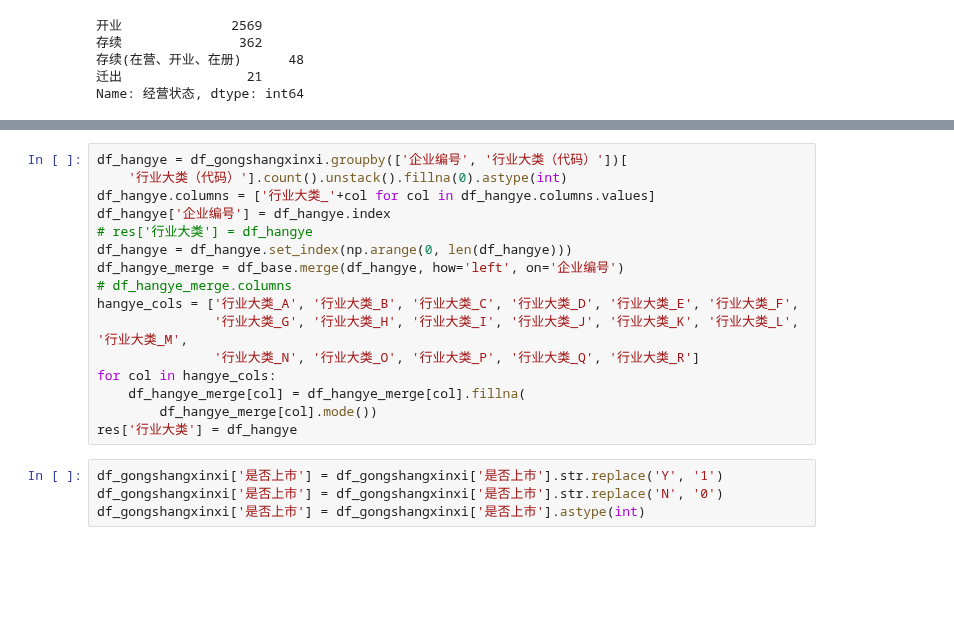
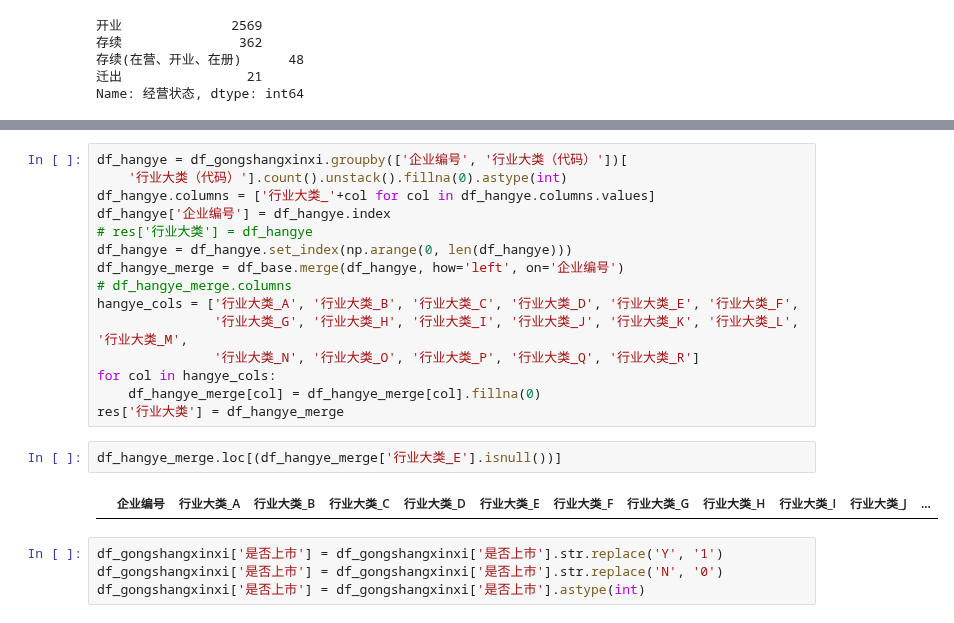
Before and after one commit to AlanConstantine/ISI-WorldCup2019, a Jupyter notebook: Code/FeatureEngineering/CombineNoFinancialData.ipynb, the cells around one changed output, grey strips where cells are left out. Saved outputs shown, nothing was run; the diff lists cells and outputs as text; blank space fills up the shorter version.

```diff
--- a/Code/FeatureEngineering/CombineNoFinancialData.ipynb
+++ b/Code/FeatureEngineering/CombineNoFinancialData.ipynb
@@ -737,9 +745,12 @@ hangye_cols = ['行业大类_A', '行业大类_B', '行业大类_C', '行业大
                '行业大类_G', '行业大类_H', '行业大类_I', '行业大类_J', '行业大类_K', '行业大类_L', '行业大类_M',
                '行业大类_N', '行业大类_O', '行业大类_P', '行业大类_Q', '行业大类_R']
 for col in hangye_cols:
-    df_hangye_merge[col] = df_hangye_merge[col].fillna(
-        df_hangye_merge[col].mode())
-res['行业大类'] = df_hangye
+    df_hangye_merge[col] = df_hangye_merge[col].fillna(0)
+res['行业大类'] = df_hangye_merge
+# %%
+df_hangye_merge.loc[(df_hangye_merge['行业大类_E'].isnull())]
+# %% [output]
+|  | 企业编号 | 行业大类_A | 行业大类_B | 行业大类_C | 行业大类_D | 行业大类_E | 行业大类_F | 行业大类_G | 行业大类_H | 行业大类_I | 行业大类_J | ... |
 # %%
 df_gongshangxinxi['是否上市'] = df_gongshangxinxi['是否上市'].str.replace('Y', '1')
 df_gongshangxinxi['是否上市'] = df_gongshangxinxi['是否上市'].str.replace('N', '0')
```
Also changed, not shown: parts of 25 cells of this notebook, 1 other file.
